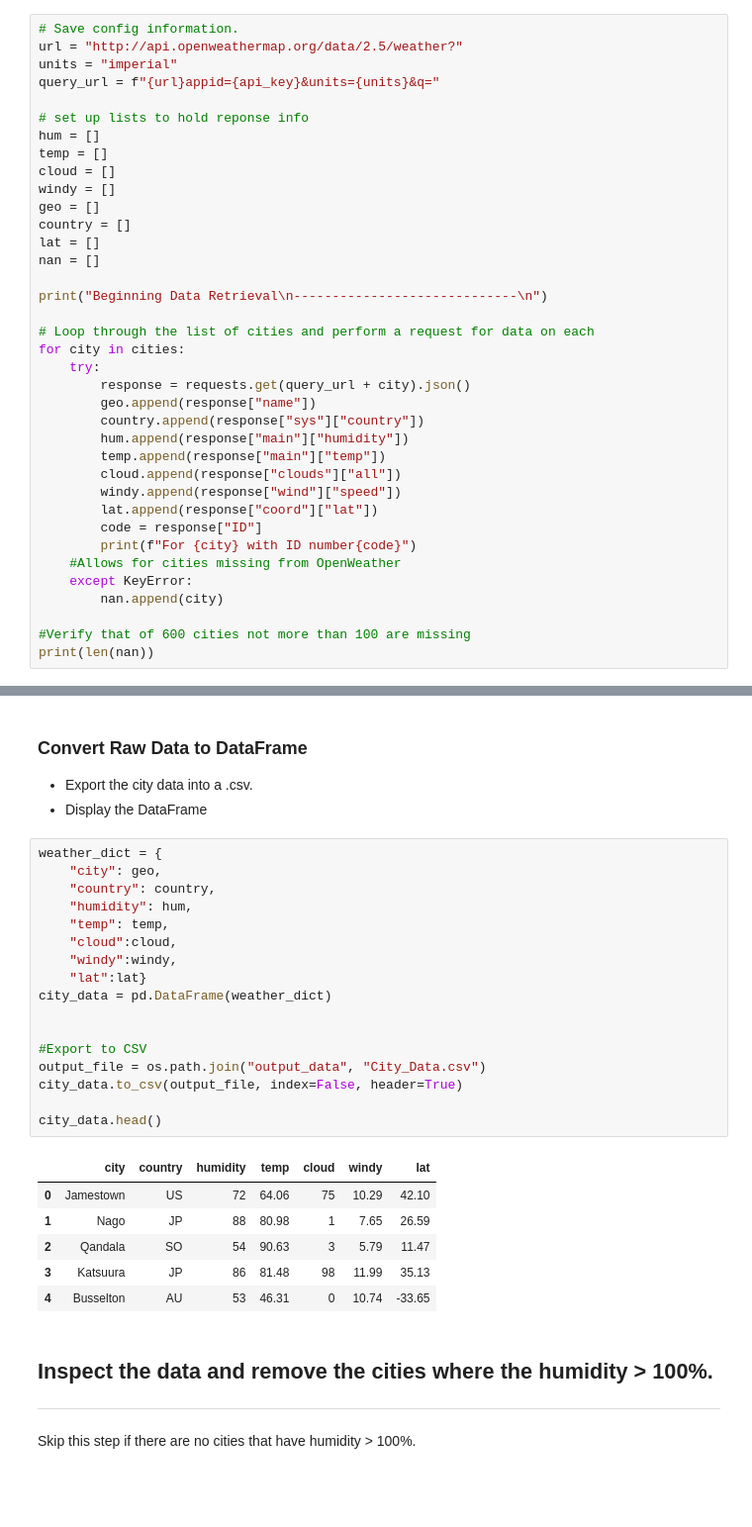
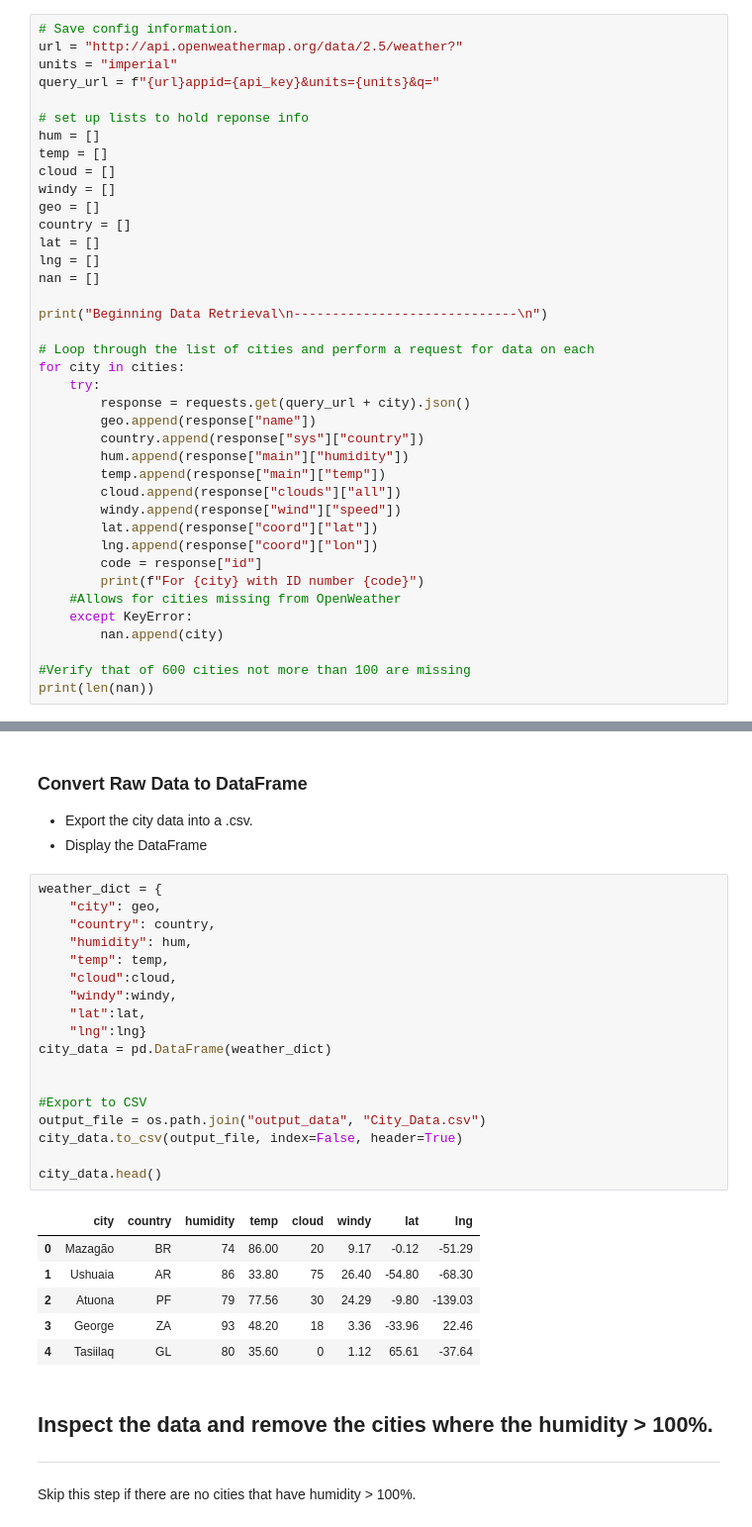
Before and after one commit to jobongie/python-api-challenge, a Jupyter notebook: WeatherPy/WeatherPy.ipynb, the cells around one changed output, grey strips where cells are left out. Shown at 99% size. Saved outputs shown, nothing was run; the diff lists cells and outputs as text; blank space fills up the shorter version.

```diff
--- a/WeatherPy/WeatherPy.ipynb
+++ b/WeatherPy/WeatherPy.ipynb
@@ -75,6 +75,7 @@ windy = []
 geo = []
 country = []
 lat = []
+lng = []
 nan = []
 
 print("Beginning Data Retrieval\n-----------------------------\n")
@@ -90,8 +91,9 @@ for city in cities:
         cloud.append(response["clouds"]["all"])
         windy.append(response["wind"]["speed"])
         lat.append(response["coord"]["lat"])
-        code = response["ID"]
-        print(f"For {city} with ID number{code}")
+        lng.append(response["coord"]["lon"])
+        code = response["id"]
+        print(f"For {city} with ID number {code}")
     #Allows for cities missing from OpenWeather
     except KeyError:
         nan.append(city)
@@ -110,27 +125,28 @@ Beginning Data Retrieval
 # %%
 weather_dict = {
     "city": geo,
     "country": country,
     "humidity": hum,
     "temp": temp,
     "cloud":cloud,
     "windy":windy,
-    "lat":lat}
+    "lat":lat,
+    "lng":lng}
 city_data = pd.DataFrame(weather_dict)
 
 
 #Export to CSV
 output_file = os.path.join("output_data", "City_Data.csv")
 city_data.to_csv(output_file, index=False, header=True)
 
 city_data.head()
 # %% [output]
-|  | city | country | humidity | temp | cloud | windy | lat |
-| 0 | Jamestown | US | 72 | 64.06 | 75 | 10.29 | 42.10 |
-| 1 | Nago | JP | 88 | 80.98 | 1 | 7.65 | 26.59 |
-| 2 | Qandala | SO | 54 | 90.63 | 3 | 5.79 | 11.47 |
-| 3 | Katsuura | JP | 86 | 81.48 | 98 | 11.99 | 35.13 |
-| 4 | Busselton | AU | 53 | 46.31 | 0 | 10.74 | -33.65 |
+|  | city | country | humidity | temp | cloud | windy | lat | lng |
+| 0 | Mazagão | BR | 74 | 86.00 | 20 | 9.17 | -0.12 | -51.29 |
+| 1 | Ushuaia | AR | 86 | 33.80 | 75 | 26.40 | -54.80 | -68.30 |
+| 2 | Atuona | PF | 79 | 77.56 | 30 | 24.29 | -9.80 | -139.03 |
+| 3 | George | ZA | 93 | 48.20 | 18 | 3.36 | -33.96 | 22.46 |
+| 4 | Tasiilaq | GL | 80 | 35.60 | 0 | 1.12 | 65.61 | -37.64 |
 # %% [markdown]
 ## Inspect the data and remove the cities where the humidity > 100%.
 ----
```
Also changed, not shown: parts of 3 cells of this notebook, 5 other files.
